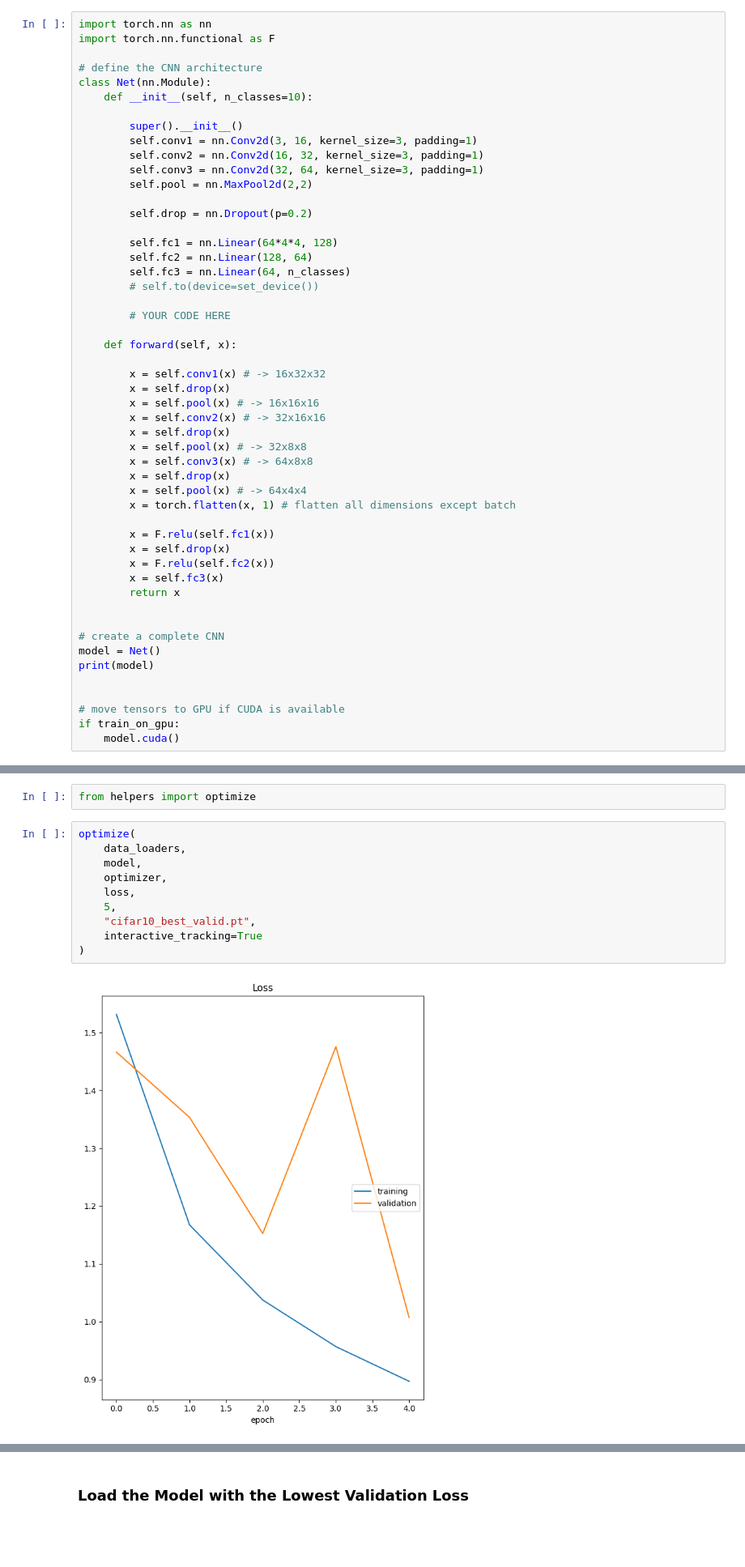
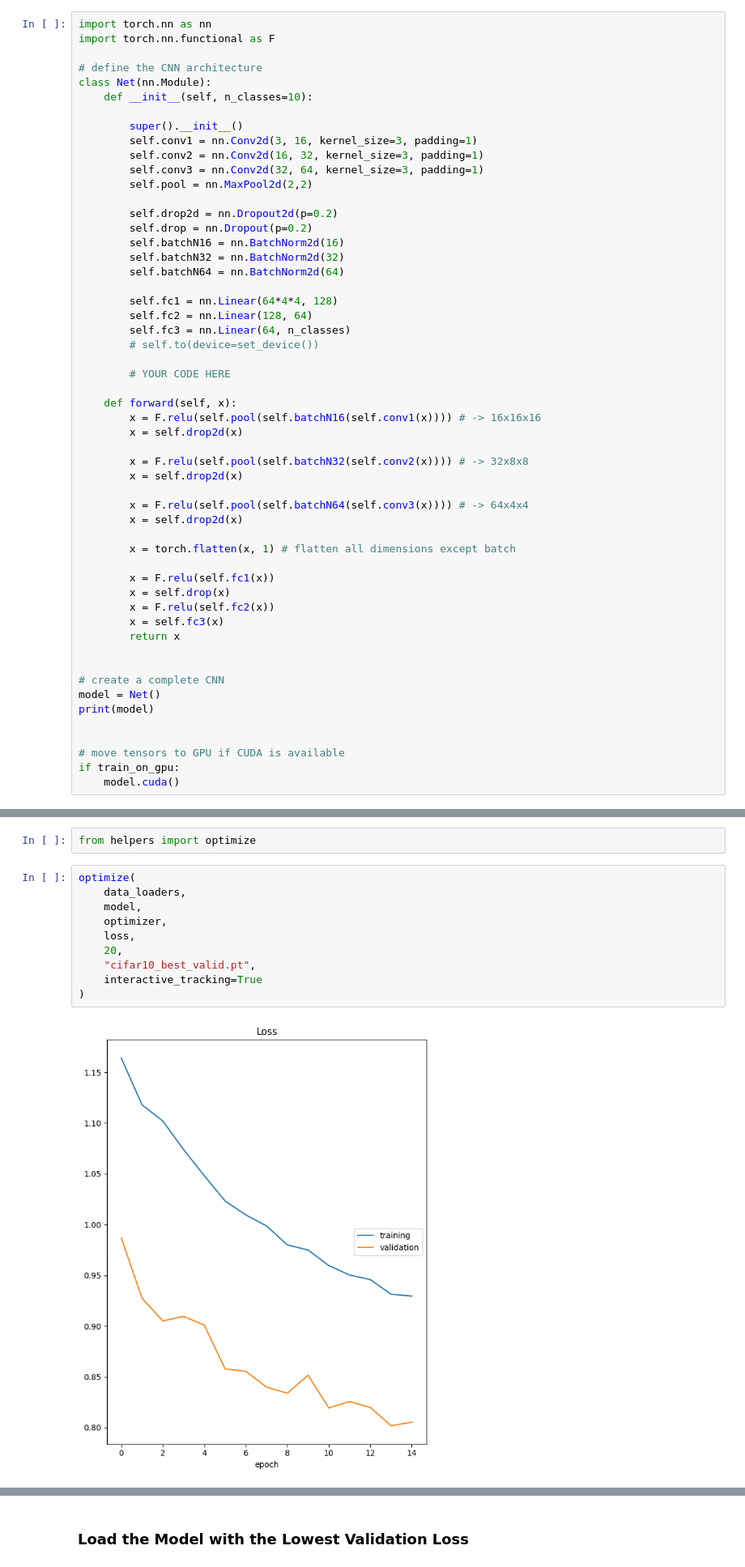
Before and after one commit to LastExile16/DeepLearning, a Jupyter notebook: 2. CNN/CIFAR10_example/cifar10_cnn_exercise.ipynb, the cells around one changed output, grey strips where cells are left out. Shown: that part at 81% size. Drawn from its saved outputs; the diff is of its cells as text; blank space fills up the shorter version.

Commit message:
BatchNorm and activation function

```diff
--- a/2. CNN/CIFAR10_example/cifar10_cnn_exercise.ipynb
+++ b/2. CNN/CIFAR10_example/cifar10_cnn_exercise.ipynb
@@ -165,7 +165,11 @@ class Net(nn.Module):
         self.conv3 = nn.Conv2d(32, 64, kernel_size=3, padding=1)
         self.pool = nn.MaxPool2d(2,2)
 
+        self.drop2d = nn.Dropout2d(p=0.2)
         self.drop = nn.Dropout(p=0.2)
+        self.batchN16 = nn.BatchNorm2d(16)
+        self.batchN32 = nn.BatchNorm2d(32)
+        self.batchN64 = nn.BatchNorm2d(64)
 
         self.fc1 = nn.Linear(64*4*4, 128)
         self.fc2 = nn.Linear(128, 64)
@@ -175,16 +179,15 @@ class Net(nn.Module):
         # YOUR CODE HERE
 
     def forward(self, x):
+        x = F.relu(self.pool(self.batchN16(self.conv1(x)))) # -> 16x16x16
+        x = self.drop2d(x)
 
-        x = self.conv1(x) # -> 16x32x32
-        x = self.drop(x)
-        x = self.pool(x) # -> 16x16x16
-        x = self.conv2(x) # -> 32x16x16
-        x = self.drop(x)
-        x = self.pool(x) # -> 32x8x8
-        x = self.conv3(x) # -> 64x8x8
-        x = self.drop(x)
-        x = self.pool(x) # -> 64x4x4
+        x = F.relu(self.pool(self.batchN32(self.conv2(x)))) # -> 32x8x8
+        x = self.drop2d(x)
+
+        x = F.relu(self.pool(self.batchN64(self.conv3(x)))) # -> 64x4x4
+        x = self.drop2d(x)
+
         x = torch.flatten(x, 1) # flatten all dimensions except batch
 
         x = F.relu(self.fc1(x))
@@ -252,13 +259,13 @@ from helpers import optimize
 # %%
 optimize(
     data_loaders,
     model,
     optimizer,
     loss,
-    5,
+    20,
     "cifar10_best_valid.pt",
     interactive_tracking=True
 )
 # %% [output]
-[figure, old version]
+[figure, new version]
 Loss
```
Also changed, not shown: parts of 11 cells of this notebook.
